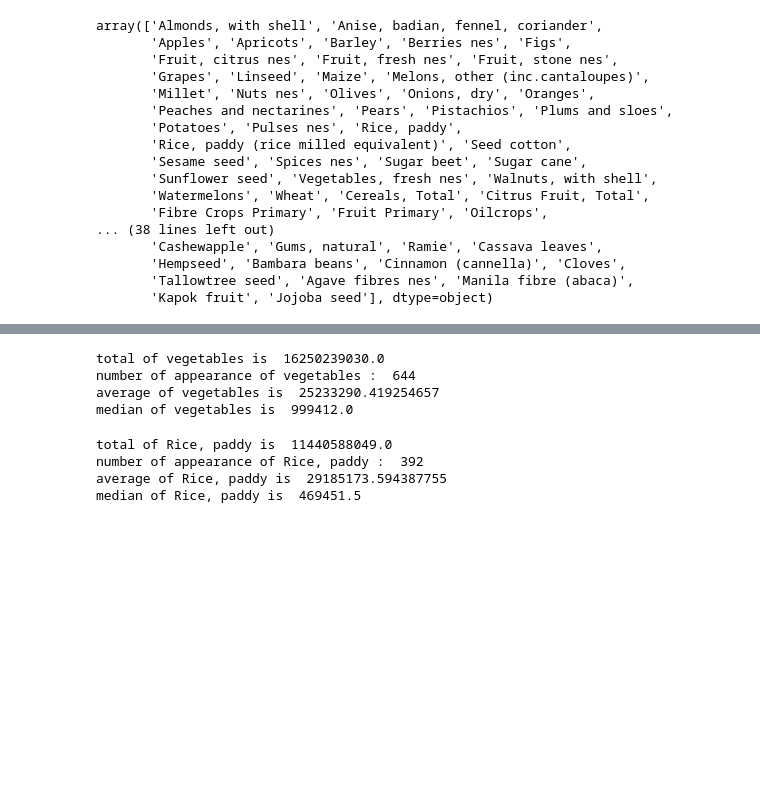
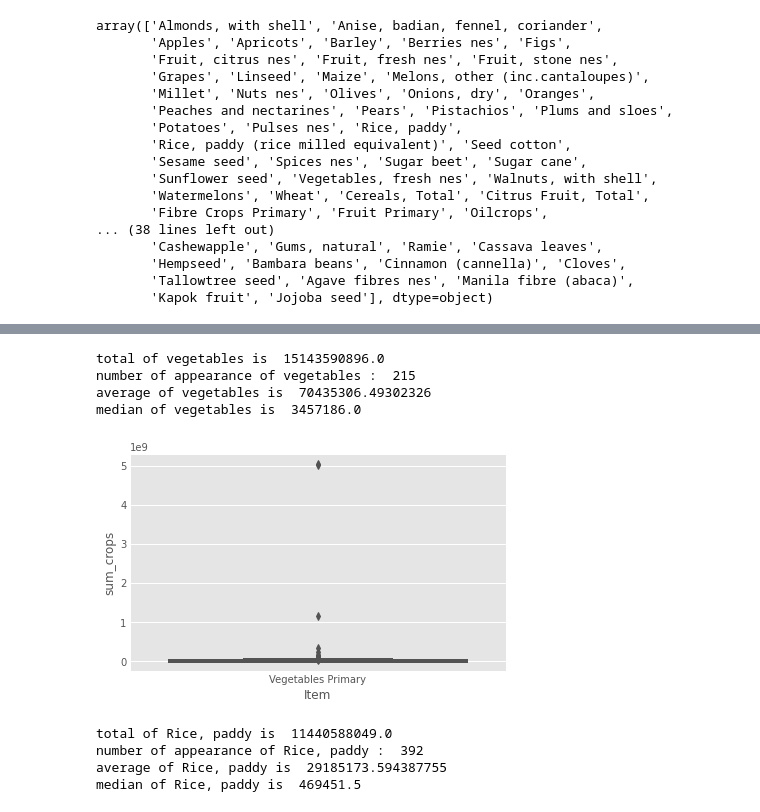
Before and after one commit to minxuan1509/IDS-FAO-Analysis, a Jupyter notebook: IDS FAO.ipynb, the cells around one changed output, grey strips where cells are left out. Saved outputs shown, nothing was run; the diff lists cells and outputs as text; code cells hidden in the pictures; blank space fills up the shorter version.

Commit message:
update boxplot

```diff
--- a/IDS FAO.ipynb
+++ b/IDS FAO.ipynb
@@ -209,6 +233,7 @@ crops.head()
 | 3 | Afghanistan | Anise, badian, fennel, coriander | ha | 17748.0 | 17000.0 | 19500.0 | 18500.0 | 18500.0 | 30000.0 | 25000.0 | 25638.0 | ... |
 | 4 | Afghanistan | Anise, badian, fennel, coriander | hg/ha | 6203.0 | 6000.0 | 6414.0 | 6757.0 | 6757.0 | 7167.0 | 7200.0 | 7037.0 | ... |
 # %%
+vege = crops[crops['Item']=='Vegetables Primary']
 #total
 total_of_vege = crops.loc[crops['Item']=='Vegetables Primary', 'sum_crops'].sum()
 print("total of vegetables is ", total_of_vege)
@@ -220,10 +245,15 @@ print("average of vegetables is ", total_of_vege/num_of_vege_apperance)
 median_of_vege = crops.loc[crops['Item']=='Vegetables Primary', 'sum_crops'].median()
 print("median of vegetables is ", median_of_vege)
 # %% [output]
-total of vegetables is  16250239030.0
-number of appearance of vegetables :  644
-average of vegetables is  25233290.419254657
-median of vegetables is  999412.0
+total of vegetables is  15143590896.0
+number of appearance of vegetables :  215
+average of vegetables is  70435306.49302326
+median of vegetables is  3457186.0
+# %%
+ax = sns.boxplot(x="Item", y="sum_crops", data=vege)
+#ax = sns.boxplot(orient="h", data=vege)
+# %% [output]
+[figure, added]
 # %%
 #total
 total_of_rice = crops.loc[crops['Item']=='Rice, paddy', 'sum_crops'].sum()
```
Also changed, not shown: parts of 7 cells of this notebook.
